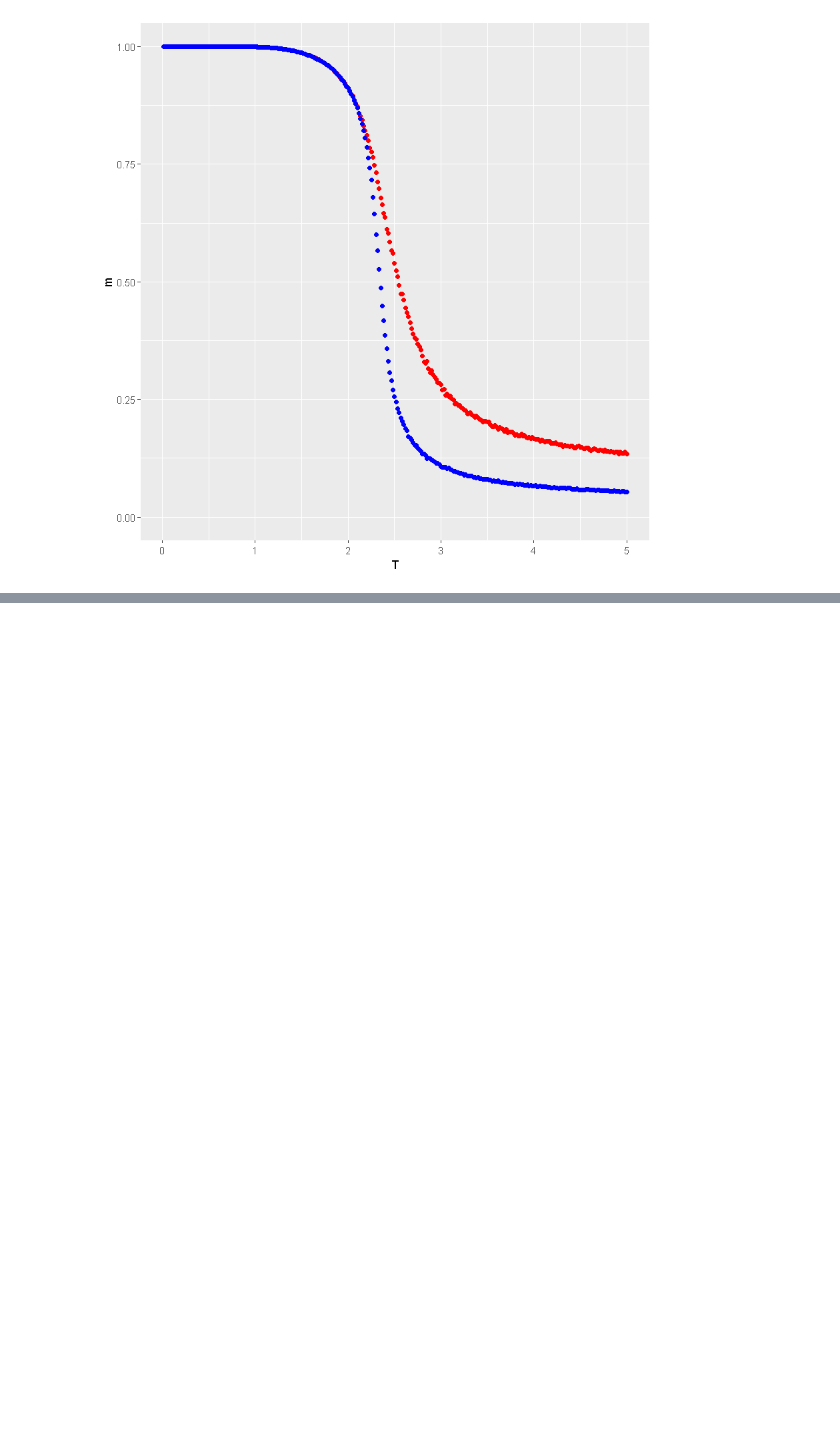
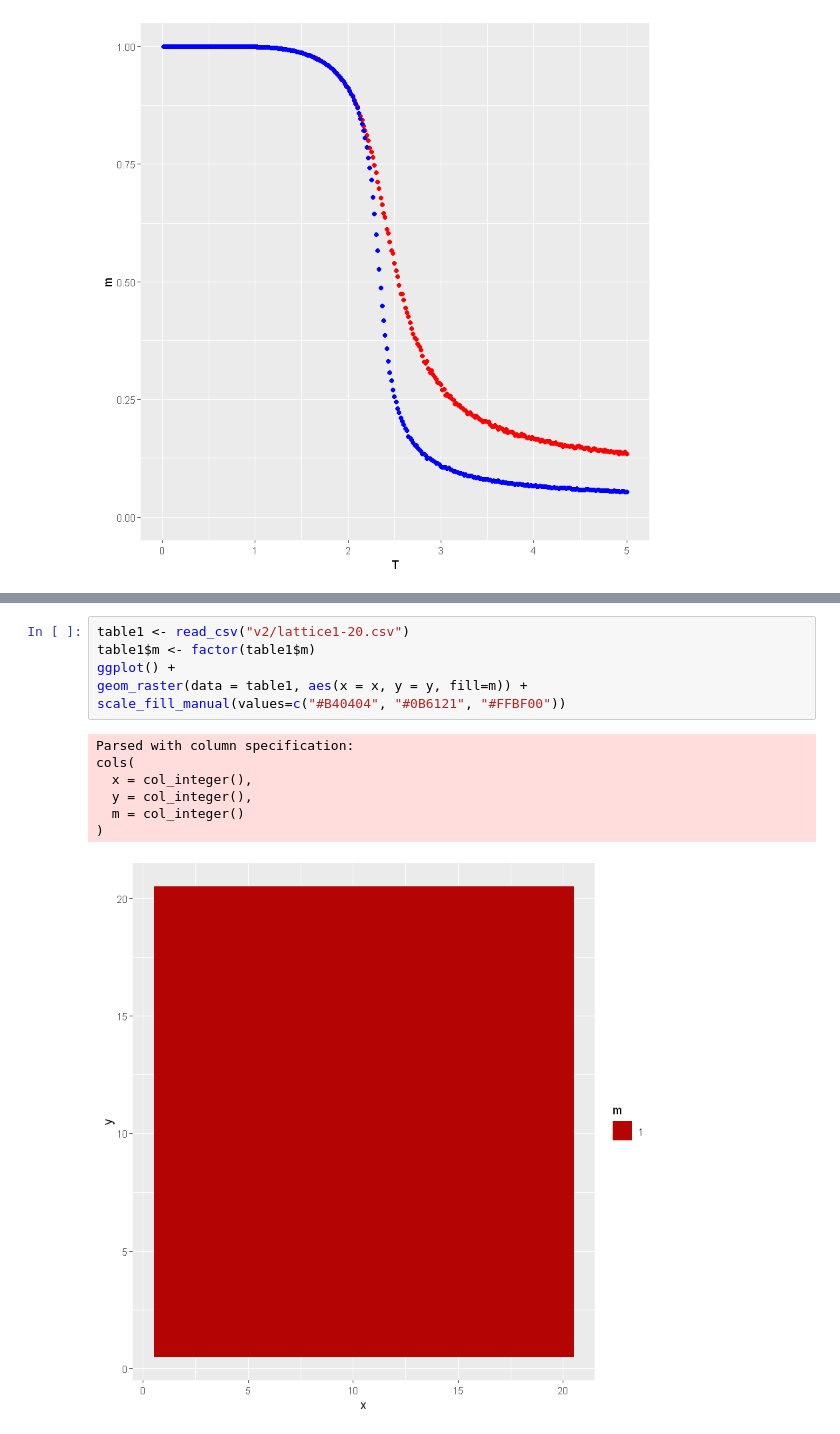
Before and after one commit to Squaess/StatisticalPhysics, a Jupyter notebook: ising_model/plot_results.ipynb, the cells around one changed output, grey strips where cells are left out. Drawn from its saved outputs; the diff is of its cells as text; blank space fills up the shorter version.

```diff
--- a/ising_model/plot_results.ipynb
+++ b/ising_model/plot_results.ipynb
@@ -101,0 +101,14 @@ cols(
+# %%
+table1 <- read_csv("v2/lattice1-20.csv")
+table1$m <- factor(table1$m)
+ggplot() +
+geom_raster(data = table1, aes(x = x, y = y, fill=m)) +
+scale_fill_manual(values=c("#B40404", "#0B6121", "#FFBF00"))
+# %% [output]
+Parsed with column specification:
+cols(
+  x = col_integer(),
+  y = col_integer(),
+  m = col_integer()
+)
+[figure, added]
```
Also changed, not shown: parts of 14 cells of this notebook, 13 other files.
